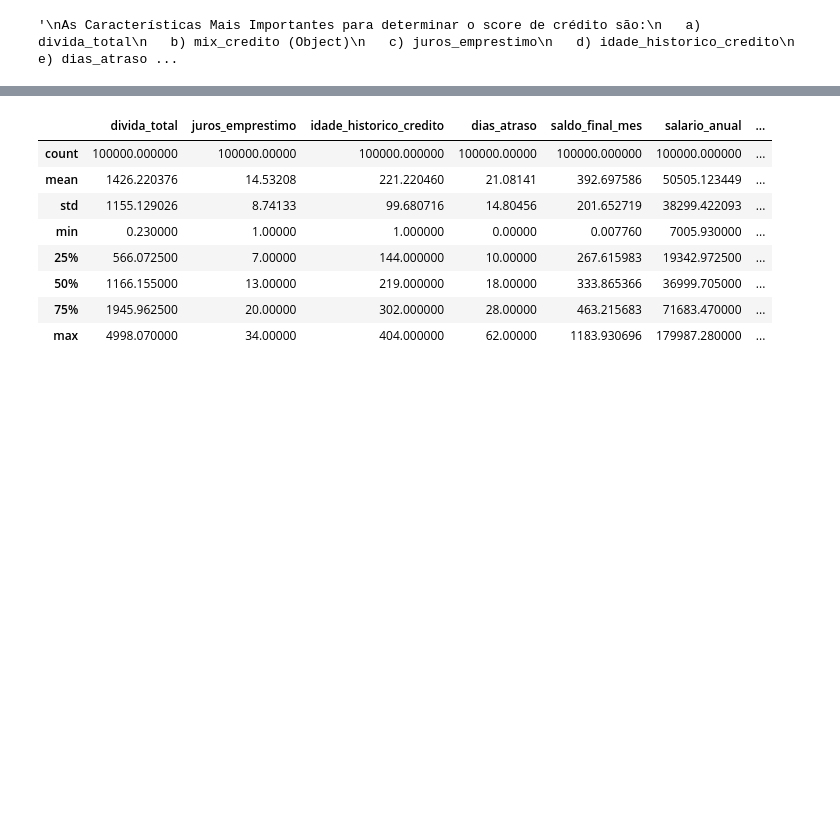
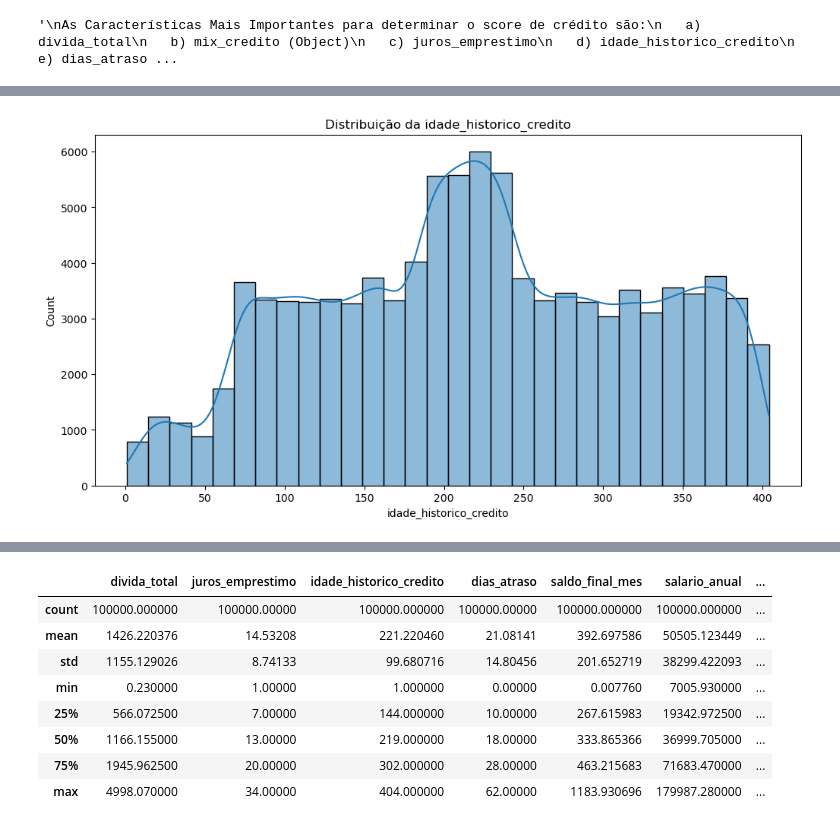
Before and after one commit to Haell39/Analise-Credito, a Jupyter notebook: main.ipynb, the cells around one changed output, grey strips where cells are left out. Saved outputs shown, nothing was run; the diff lists cells and outputs as text; code cells hidden in the pictures; blank space fills up the shorter version.

```diff
--- a/main.ipynb
+++ b/main.ipynb
@@ -244,0 +261,7 @@ As Características Mais Importantes para determinar o score de crédito são:
+# %%
+plt.figure(figsize=(12, 6))
+sns.histplot(table['idade_historico_credito'], bins = 30, kde=True)
+plt.title('Distribuição da idade_historico_credito')
+plt.show()
+# %% [output]
+[figure, added]
```
Also changed, not shown: parts of 11 cells of this notebook.
